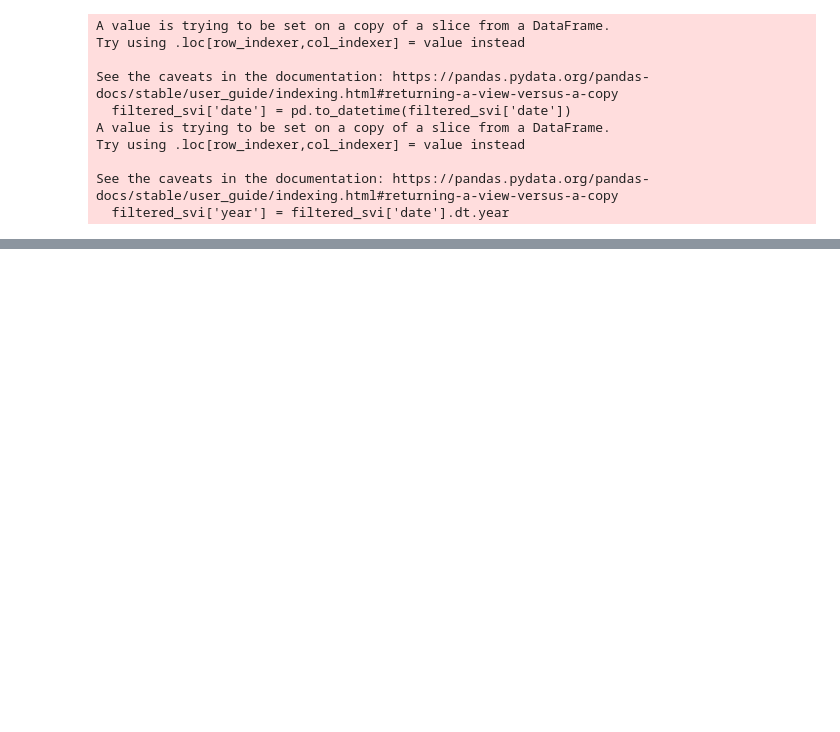
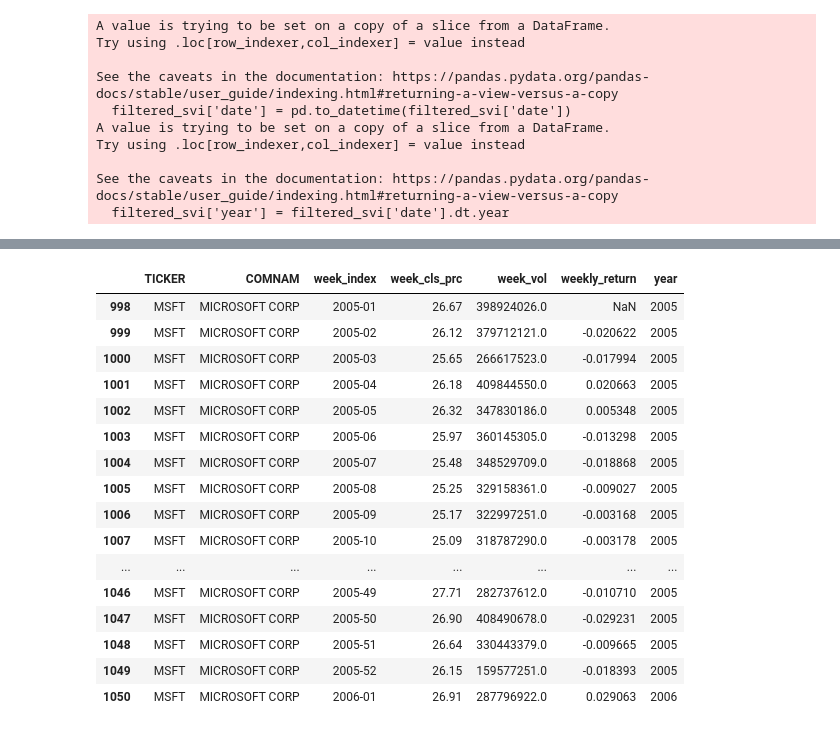
Before and after one commit to nikanhg/investor-attention-returns-patern, a Jupyter notebook: data-analysis/Granger test.ipynb, the cells around one changed output, grey strips where cells are left out. Saved outputs shown, nothing was run; the diff lists cells and outputs as text; code cells hidden in the pictures; blank space fills up the shorter version.

```diff
--- a/data-analysis/Granger test.ipynb
+++ b/data-analysis/Granger test.ipynb
@@ -155,3 +179,24 @@ weekly_market.head(5)
+# %%
+ff = filtered_weekly_market[filtered_weekly_market['TICKER'] == 'MSFT']
+ff.head(53)
+# %% [output]
+|  | TICKER | COMNAM | week_index | week_cls_prc | week_vol | weekly_return | year |
+| 998 | MSFT | MICROSOFT CORP | 2005-01 | 26.67 | 398924026.0 | NaN | 2005 |
+| 999 | MSFT | MICROSOFT CORP | 2005-02 | 26.12 | 379712121.0 | -0.020622 | 2005 |
+| 1000 | MSFT | MICROSOFT CORP | 2005-03 | 25.65 | 266617523.0 | -0.017994 | 2005 |
+| 1001 | MSFT | MICROSOFT CORP | 2005-04 | 26.18 | 409844550.0 | 0.020663 | 2005 |
+| 1002 | MSFT | MICROSOFT CORP | 2005-05 | 26.32 | 347830186.0 | 0.005348 | 2005 |
+| 1003 | MSFT | MICROSOFT CORP | 2005-06 | 25.97 | 360145305.0 | -0.013298 | 2005 |
+| 1004 | MSFT | MICROSOFT CORP | 2005-07 | 25.48 | 348529709.0 | -0.018868 | 2005 |
+| 1005 | MSFT | MICROSOFT CORP | 2005-08 | 25.25 | 329158361.0 | -0.009027 | 2005 |
+| 1006 | MSFT | MICROSOFT CORP | 2005-09 | 25.17 | 322997251.0 | -0.003168 | 2005 |
+| 1007 | MSFT | MICROSOFT CORP | 2005-10 | 25.09 | 318787290.0 | -0.003178 | 2005 |
+| ... | ... | ... | ... | ... | ... | ... | ... |
+| 1046 | MSFT | MICROSOFT CORP | 2005-49 | 27.71 | 282737612.0 | -0.010710 | 2005 |
+| 1047 | MSFT | MICROSOFT CORP | 2005-50 | 26.90 | 408490678.0 | -0.029231 | 2005 |
+| 1048 | MSFT | MICROSOFT CORP | 2005-51 | 26.64 | 330443379.0 | -0.009665 | 2005 |
+| 1049 | MSFT | MICROSOFT CORP | 2005-52 | 26.15 | 159577251.0 | -0.018393 | 2005 |
+| 1050 | MSFT | MICROSOFT CORP | 2006-01 | 26.91 | 287796922.0 | 0.029063 | 2006 |
 # %%
 #test function
 def grangertest(X, Y, lag_num, verbose=True):
```
Also changed, not shown: parts of 10 cells of this notebook, 1 other file.
